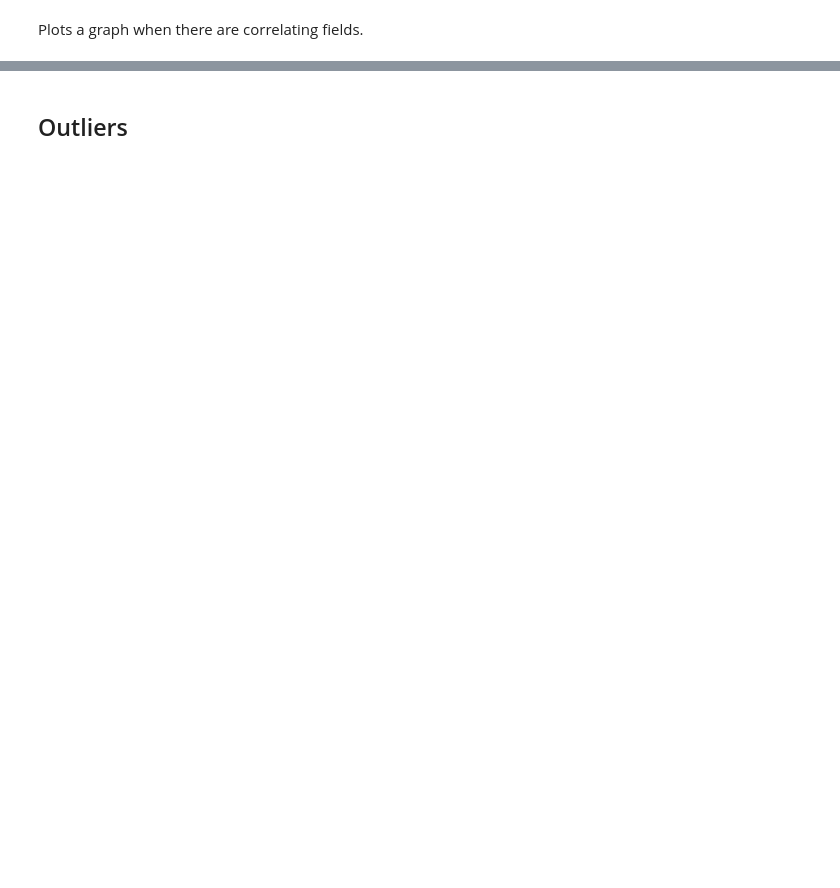
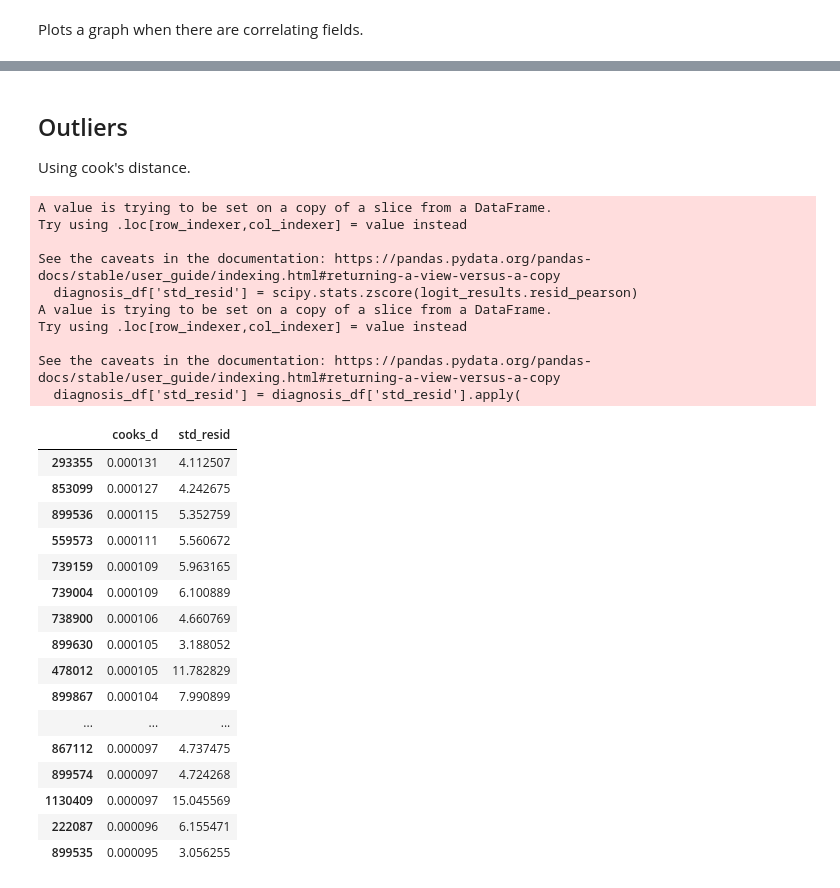
Before and after one commit to wmeijer221/msc_thesis, a Jupyter notebook: python_proj/modelling/notebooks/lr_modelling_2.ipynb, the cells around one changed output, grey strips where cells are left out. Drawn from its saved outputs; the diff is of its cells as text; code cells hidden in the pictures; blank space fills up the shorter version.

```diff
--- a/python_proj/modelling/notebooks/lr_modelling_2.ipynb
+++ b/python_proj/modelling/notebooks/lr_modelling_2.ipynb
@@ -648,3 +598,67 @@ tested_predictors.columns=Index(['ControlIntegratedBySameUser', 'ControlPullRequ
       dtype='object')
 # %% [markdown]
 ## Outliers
+
+Using cook's distance.
+# %%
+import statsmodels.api as sm
+import scipy
+
+X_constant = sm.add_constant(tested_predictors)
+
+# Use GLM method for logreg here so that we can retrieve the influence measures
+logit_results = sm.GLM(df[pr_merged_key], X_constant,
+                       family=sm.families.Binomial()).fit()
+
+# Get influence measures
+influence = logit_results.get_influence()
+
+# Obtain summary df of influence measures
+summ_df = influence.summary_frame()
+
+# Filter summary df to Cook's distance values only
+diagnosis_df = summ_df[['cooks_d']]
+
+# Set Cook's distance threshold
+cook_threshold = 4 / len(tested_predictors)
+
+# Append absolute standardized residual values
+diagnosis_df['std_resid'] = scipy.stats.zscore(logit_results.resid_pearson)
+diagnosis_df['std_resid'] = diagnosis_df['std_resid'].apply(
+    lambda x: np.abs(x))
+
+# Find observations which are BOTH outlier (std dev > 3) and highly influential
+extreme = diagnosis_df[(diagnosis_df['cooks_d'] > cook_threshold) &
+                       (diagnosis_df['std_resid'] > 3)]
+
+
+# Show top 5 highly influential outlier observations
+extreme.sort_values("cooks_d", ascending=False).head(25)
+# %% [output]
+A value is trying to be set on a copy of a slice from a DataFrame.
+Try using .loc[row_indexer,col_indexer] = value instead
+
+See the caveats in the documentation: https://pandas.pydata.org/pandas-docs/stable/user_guide/indexing.html#returning-a-view-versus-a-copy
+  diagnosis_df['std_resid'] = scipy.stats.zscore(logit_results.resid_pearson)
+A value is trying to be set on a copy of a slice from a DataFrame.
+Try using .loc[row_indexer,col_indexer] = value instead
+
+See the caveats in the documentation: https://pandas.pydata.org/pandas-docs/stable/user_guide/indexing.html#returning-a-view-versus-a-copy
+  diagnosis_df['std_resid'] = diagnosis_df['std_resid'].apply(
+|  | cooks_d | std_resid |
+| 293355 | 0.000131 | 4.112507 |
+| 853099 | 0.000127 | 4.242675 |
+| 899536 | 0.000115 | 5.352759 |
+| 559573 | 0.000111 | 5.560672 |
+| 739159 | 0.000109 | 5.963165 |
+| 739004 | 0.000109 | 6.100889 |
+| 738900 | 0.000106 | 4.660769 |
+| 899630 | 0.000105 | 3.188052 |
+| 478012 | 0.000105 | 11.782829 |
+| 899867 | 0.000104 | 7.990899 |
+| ... | ... | ... |
+| 867112 | 0.000097 | 4.737475 |
+| 899574 | 0.000097 | 4.724268 |
+| 1130409 | 0.000097 | 15.045569 |
+| 222087 | 0.000096 | 6.155471 |
+| 899535 | 0.000095 | 3.056255 |
```
Also changed, not shown: parts of 14 cells of this notebook.
